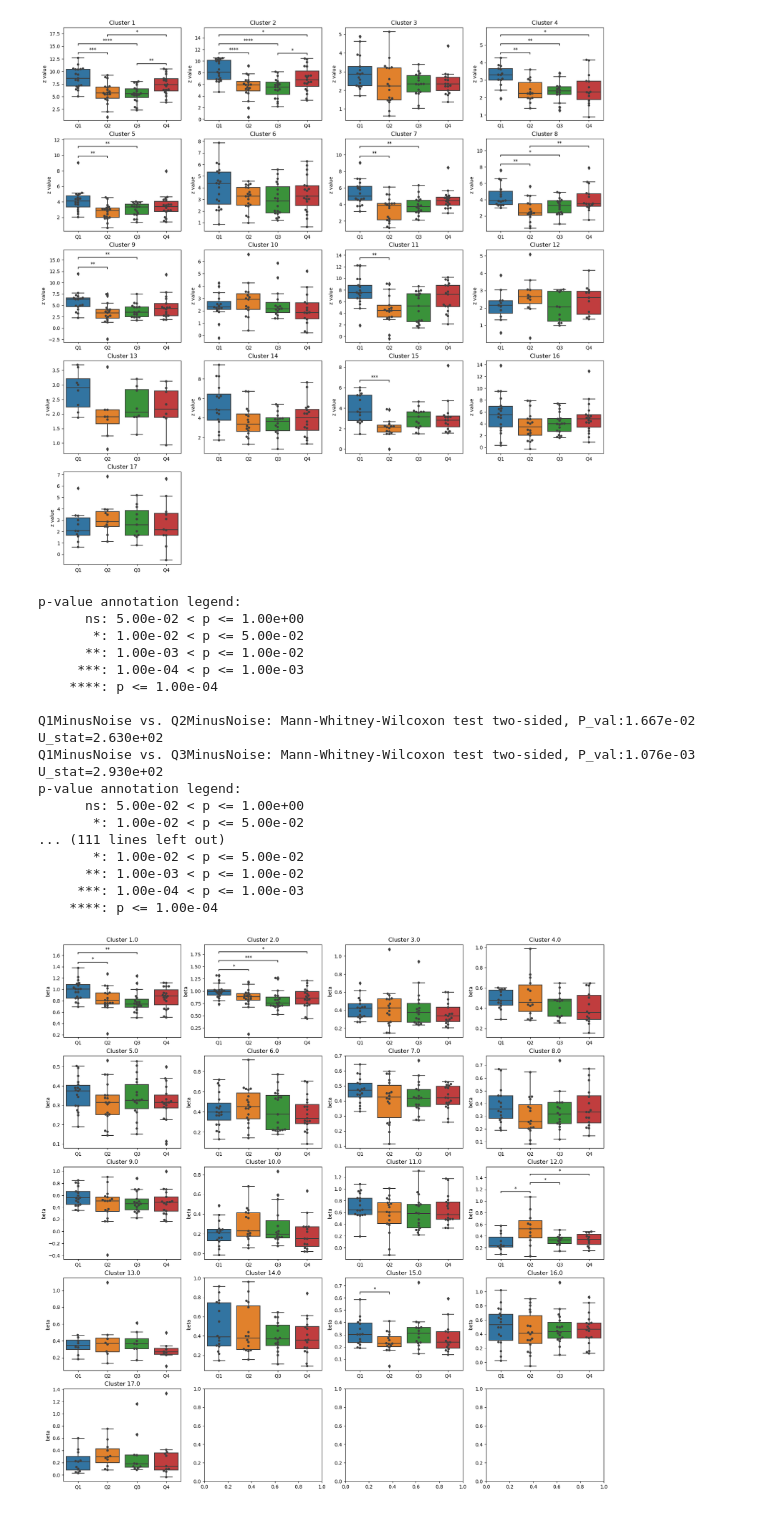
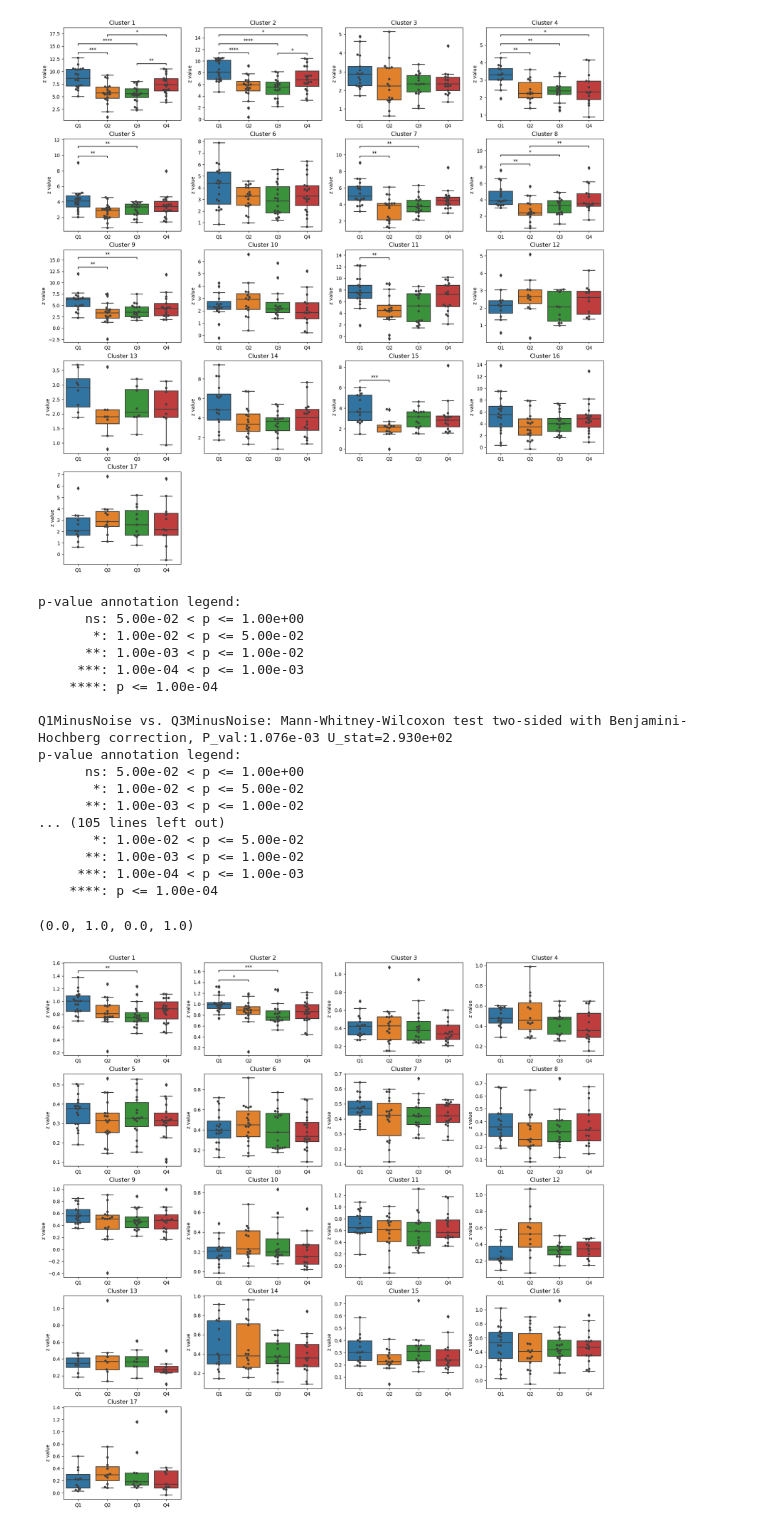
Before and after one commit to CIBIT-UC/brainplayback_task01, a Jupyter notebook: nilearn/glm_barplot-betas.ipynb, the cells around one changed output. Saved outputs shown, nothing was run; the diff lists cells and outputs as text; code cells hidden in the pictures.

```diff
--- a/nilearn/glm_barplot-betas.ipynb
+++ b/nilearn/glm_barplot-betas.ipynb
@@ -253,36 +253,43 @@ for rr in range(len(cluster_list)):
     col = rr % 4
 
     # set up the boxplot
     sns.boxplot(x="contrast", y="beta", data=df[df['cluster']==cluster_list[rr]], ax=ax[row, col])
 
     # add swarmplot
     sns.swarmplot(x="contrast", y="beta", data=df[df['cluster']==cluster_list[rr]], color=".25", ax=ax[row, col])
 
     # add title
-    ax[row, col].set_title(f"Cluster {cluster_list[rr]}")
+    ax[row, col].set_title(f"Cluster {int(cluster_list[rr])}")
     ax[row, col].set_xticklabels(quad_list)
     ax[row, col].set_xlabel('')
+    ax[row, col].set_ylabel('z value')
 
     # statistical comparisons between contrasts
     annotator = Annotator(ax[row, col], quad_pairs, data=df[df['cluster']==cluster_list[rr]], x='contrast', y='beta', order=contrastList)
-    annotator.configure(test='Mann-Whitney', text_format='star', loc='inside', verbose=1, comparisons_correction=None, hide_non_significant=True)
+    annotator.configure(test='Mann-Whitney', text_format='star', loc='inside', verbose=1, comparisons_correction='fdr_bh', hide_non_significant=True)
     annotator.apply_and_annotate()
+
+# clear the last three subplots
+ax[4,1].axis('off')
+ax[4,2].axis('off')
+ax[4,3].axis('off')
 # %% [output]
 p-value annotation legend:
       ns: 5.00e-02 < p <= 1.00e+00
        *: 1.00e-02 < p <= 5.00e-02
       **: 1.00e-03 < p <= 1.00e-02
      ***: 1.00e-04 < p <= 1.00e-03
     ****: p <= 1.00e-04
 
-Q1MinusNoise vs. Q2MinusNoise: Mann-Whitney-Wilcoxon test two-sided, P_val:1.667e-02 U_stat=2.630e+02
-Q1MinusNoise vs. Q3MinusNoise: Mann-Whitney-Wilcoxon test two-sided, P_val:1.076e-03 U_stat=2.930e+02
+Q1MinusNoise vs. Q3MinusNoise: Mann-Whitney-Wilcoxon test two-sided with Benjamini-Hochberg correction, P_val:1.076e-03 U_stat=2.930e+02
 p-value annotation legend:
       ns: 5.00e-02 < p <= 1.00e+00
        *: 1.00e-02 < p <= 5.00e-02
-... (111 lines left out)
+      **: 1.00e-03 < p <= 1.00e-02
+... (105 lines left out)
        *: 1.00e-02 < p <= 5.00e-02
       **: 1.00e-03 < p <= 1.00e-02
      ***: 1.00e-04 < p <= 1.00e-03
     ****: p <= 1.00e-04
+(0.0, 1.0, 0.0, 1.0)
-[figure, old version]
+[figure, new version]
```
Also changed, not shown: 1 other file.
